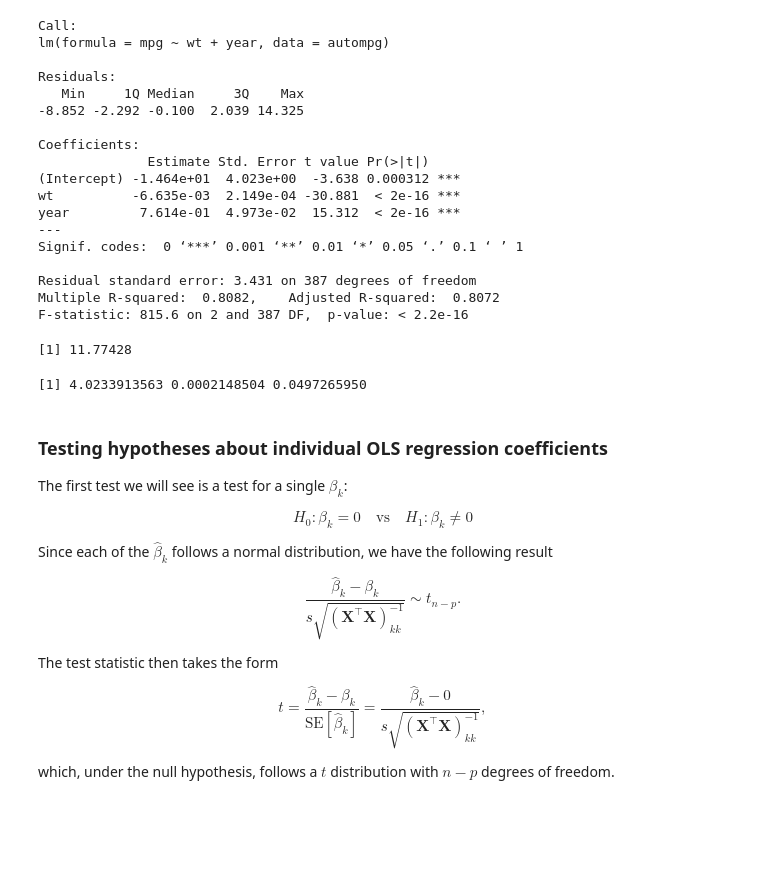
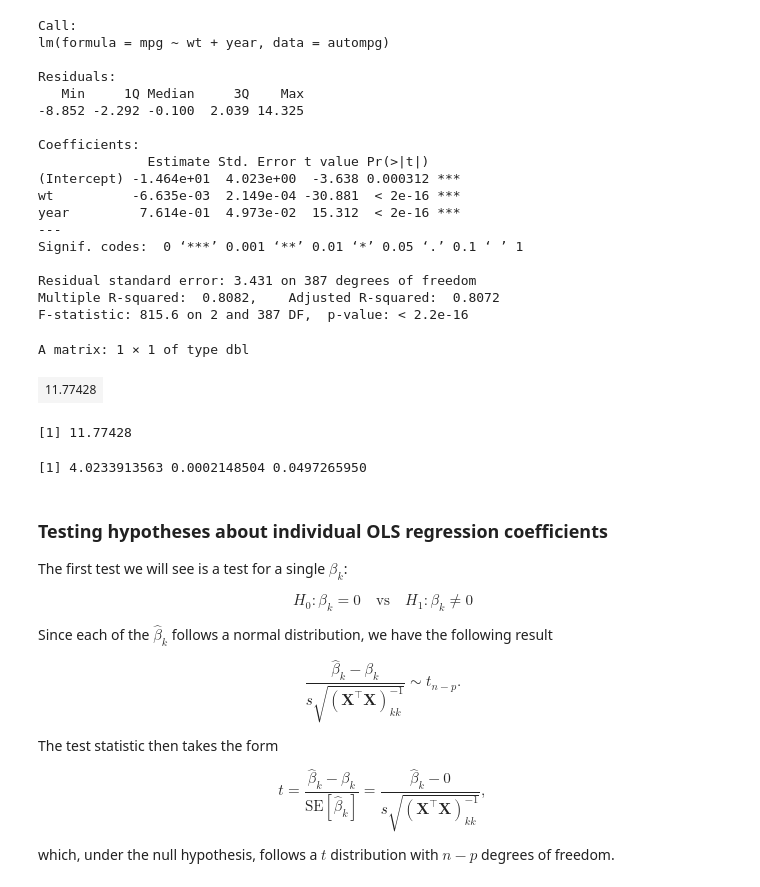
Before and after one commit to marina-khi/CompStat_2021, a Jupyter notebook: Lectures/MLR.ipynb, the cells around one changed output. Drawn from its saved outputs; the diff is of its cells as text; code cells hidden in the pictures; blank space fills up the shorter version.

```diff
--- a/Lectures/MLR.ipynb
+++ b/Lectures/MLR.ipynb
@@ -626,14 +626,16 @@ Residual standard error: 3.431 on 387 degrees of freedom
 Multiple R-squared:  0.8082,    Adjusted R-squared:  0.8072
 F-statistic: 815.6 on 2 and 387 DF,  p-value: < 2.2e-16
 # %%
-s.sq <- (t(y - y_hat) %*% (y - y_hat)) / (n - p)
-#s.sq <- sum((y - y_hat) ^ 2) / (n - p)
+#s.sq <- (t(y - y_hat) %*% (y - y_hat)) / (n - p)
+s.sq <- sum((y - y_hat) ^ 2) / (n - p)
 s.sq
 OLS_variance <- s.sq * solve(t(X) %*% X)
 sqrt(diag(OLS_variance))
 # %% [output]
-[1] 11.77428
+A matrix: 1 × 1 of type dbl
+| 11.77428 |
-[1] 4.0233913563 0.0002148504 0.0497265950
+[1] 11.77428
+[1] 4.0233913563 0.0002148504 0.0497265950
 # %% [markdown]
 ### Testing hypotheses about individual OLS regression coefficients
 
```
Also changed, not shown: parts of 2 cells of this notebook.
